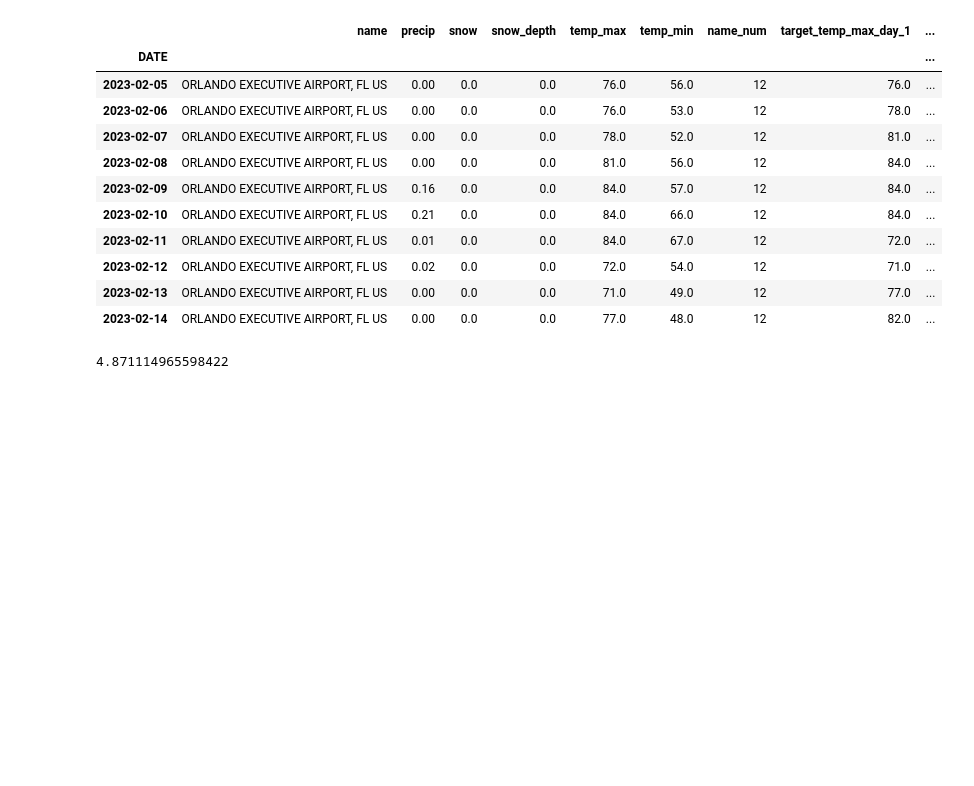
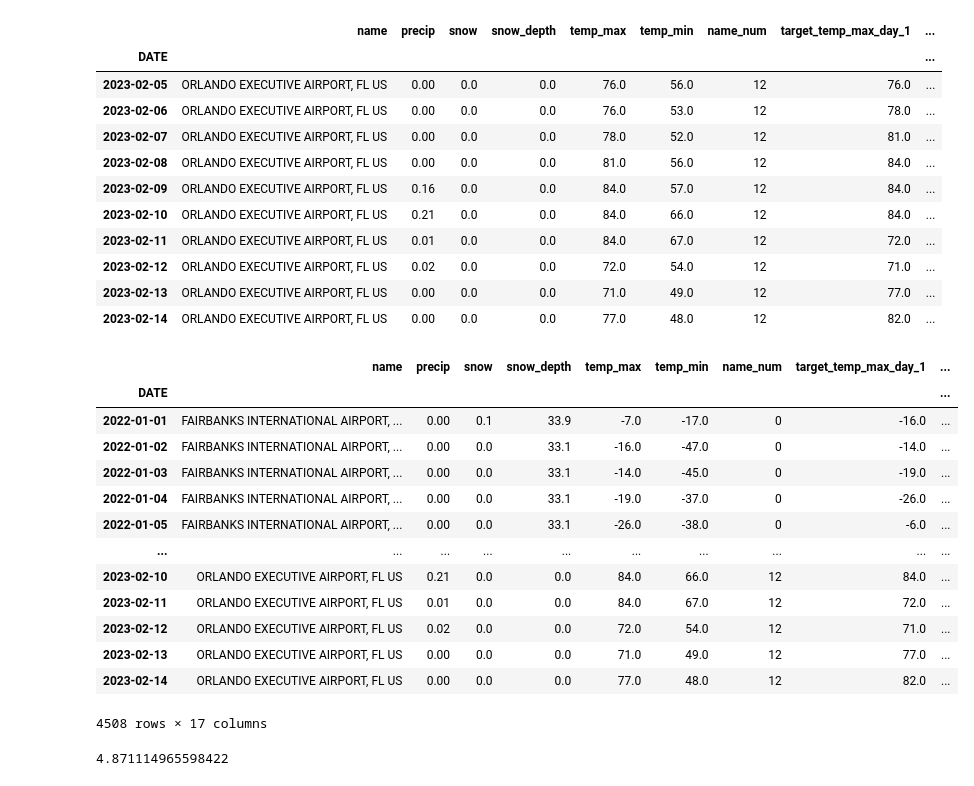
Before and after one commit to Reed-Carter/Weather_Forcaster, a Jupyter notebook: temp_max_model.ipynb, the cells around one changed output. Saved outputs shown, nothing was run; the diff lists cells and outputs as text; code cells hidden in the pictures; blank space fills up the shorter version.

```diff
--- a/temp_max_model.ipynb
+++ b/temp_max_model.ipynb
@@ -185,6 +185,23 @@ predictors = ['precip','snow','snow_depth','temp_max','temp_min']
 training_set = core_weather_df.loc[:'2021-12-31']
 #test set includes all data after and including jan 1st 2022
 test_set = core_weather_df.loc['2022-01-01':]
+# %%
+display(test_set)
+# %% [output]
+|  | name | precip | snow | snow_depth | temp_max | temp_min | name_num | target_temp_max_day_1 | ... |
+| DATE |  |  |  |  |  |  |  |  | ... |
+| 2022-01-01 | FAIRBANKS INTERNATIONAL AIRPORT, ... | 0.00 | 0.1 | 33.9 | -7.0 | -17.0 | 0 | -16.0 | ... |
+| 2022-01-02 | FAIRBANKS INTERNATIONAL AIRPORT, ... | 0.00 | 0.0 | 33.1 | -16.0 | -47.0 | 0 | -14.0 | ... |
+| 2022-01-03 | FAIRBANKS INTERNATIONAL AIRPORT, ... | 0.00 | 0.0 | 33.1 | -14.0 | -45.0 | 0 | -19.0 | ... |
+| 2022-01-04 | FAIRBANKS INTERNATIONAL AIRPORT, ... | 0.00 | 0.0 | 33.1 | -19.0 | -37.0 | 0 | -26.0 | ... |
+| 2022-01-05 | FAIRBANKS INTERNATIONAL AIRPORT, ... | 0.00 | 0.0 | 33.1 | -26.0 | -38.0 | 0 | -6.0 | ... |
+| ... | ... | ... | ... | ... | ... | ... | ... | ... | ... |
+| 2023-02-10 | ORLANDO EXECUTIVE AIRPORT, FL US | 0.21 | 0.0 | 0.0 | 84.0 | 66.0 | 12 | 84.0 | ... |
+| 2023-02-11 | ORLANDO EXECUTIVE AIRPORT, FL US | 0.01 | 0.0 | 0.0 | 84.0 | 67.0 | 12 | 72.0 | ... |
+| 2023-02-12 | ORLANDO EXECUTIVE AIRPORT, FL US | 0.02 | 0.0 | 0.0 | 72.0 | 54.0 | 12 | 71.0 | ... |
+| 2023-02-13 | ORLANDO EXECUTIVE AIRPORT, FL US | 0.00 | 0.0 | 0.0 | 71.0 | 49.0 | 12 | 77.0 | ... |
+| 2023-02-14 | ORLANDO EXECUTIVE AIRPORT, FL US | 0.00 | 0.0 | 0.0 | 77.0 | 48.0 | 12 | 82.0 | ... |
+4508 rows × 17 columns
 # %%
 #train the model based on teh predictors
 regression.fit(training_set[predictors], training_set['target_temp_max_day_1'])
```
Also changed, not shown: 1 other file.
